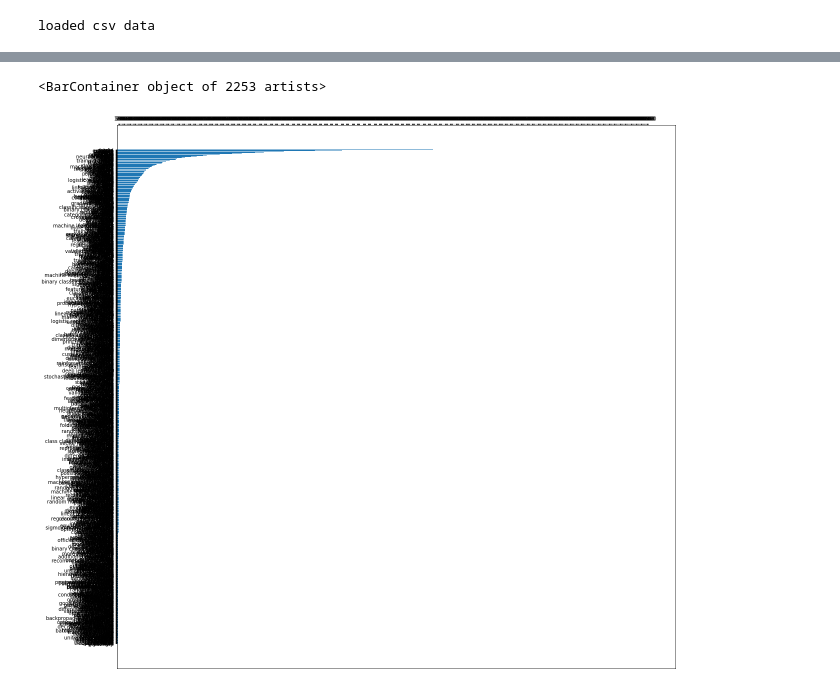
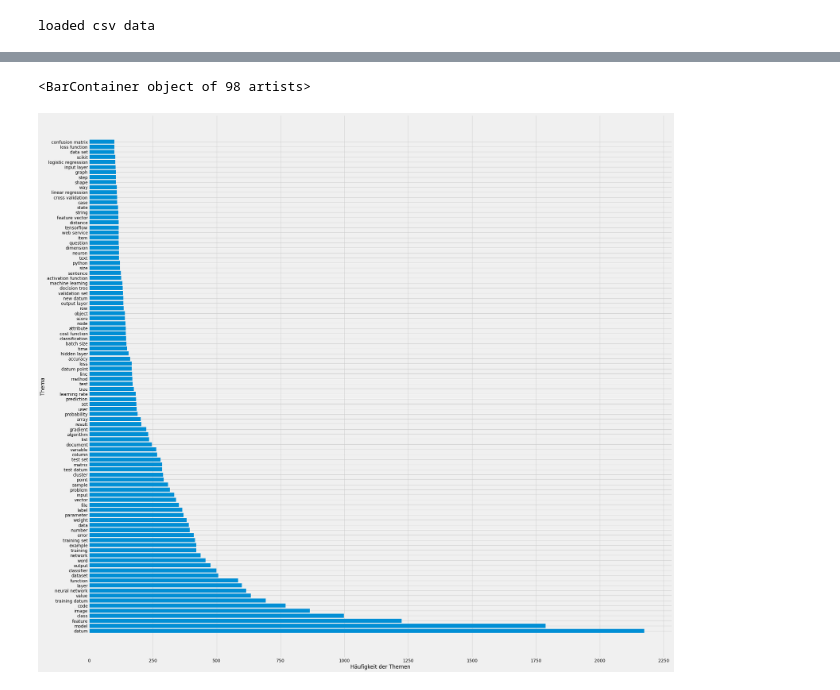
Before and after one commit to LBraunshausen/MSR-project, a Jupyter notebook: RQ1.ipynb, the cells around one changed output, grey strips where cells are left out. Cells and saved outputs as stored; diff of their text form; code cells hidden in the pictures.

```diff
--- a/RQ1.ipynb
+++ b/RQ1.ipynb
@@ -192,16 +167,16 @@ Counter({'diagram comparison': 5.9830440531533635e-06,
 # %%
-bigger_than_x_counter = Counter({k: c for k,c in sorted(topic_counter.items(), key=lambda item: item[1], reverse=False) if c >= 50})
-
-
+# vectorizer with threshold
+bigger_than_x_counter = Counter({k: c for k,c in sorted(topic_counter.items(), key=lambda item: item[1], reverse=True) if c >= 100})
 
 keys = list(bigger_than_x_counter.keys())
 values = bigger_than_x_counter.values()
 
-
-fig, ax = plt.subplots(figsize=(20,20))
-plt.xticks(np.arange(min(values), max(values)+1, 50.0))
-ax.xaxis.tick_top()
+fig, ax = plt.subplots(figsize=(30,30))
+plt.xticks(np.arange(0, max(values)+250, 250.0))
+#ax.xaxis.tick_top()
+plt.xlabel('Häufigkeit der Themen')
+plt.ylabel('Thema')
 ax.barh(keys, values)
 # %% [output]
-<BarContainer object of 2253 artists>
+<BarContainer object of 98 artists>
-[figure, old version]
+[figure, new version]
```
Also changed, not shown: parts of 11 cells of this notebook, 2 other files.
